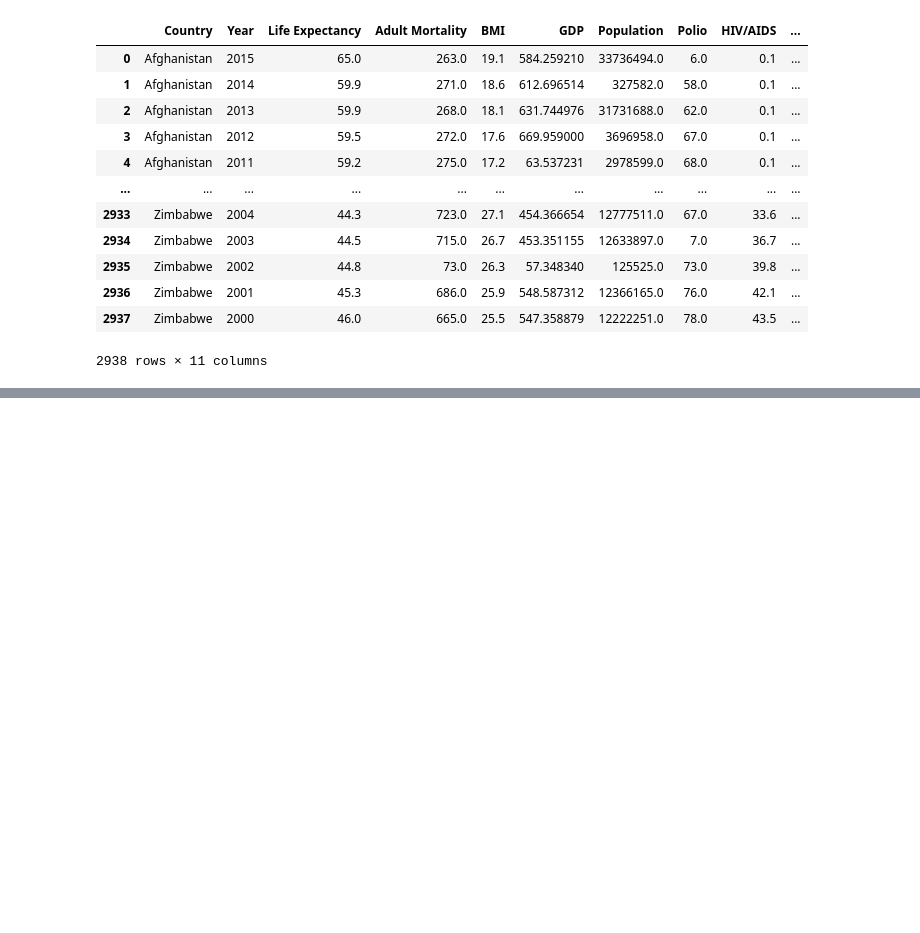
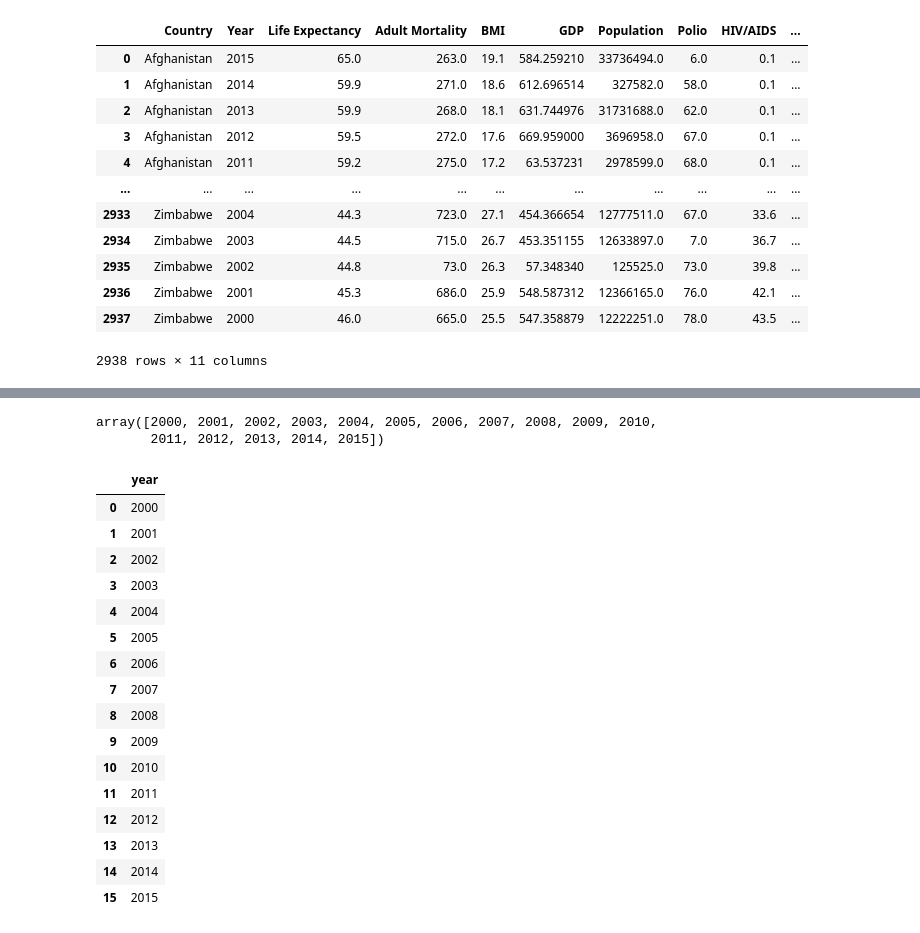
Before and after one commit to nithiyasuresh/LifeExpectancy_Project, a Jupyter notebook: LE.ipynb, the cells around one changed output, grey strips where cells are left out. Cells and saved outputs as stored; diff of their text form; code cells hidden in the pictures; blank space fills up the shorter version.

```diff
--- a/LE.ipynb
+++ b/LE.ipynb
@@ -73,0 +114,27 @@ life_country
+# %%
+year_df = country_clean["Year"].unique()
+year_df
+# %% [output]
+array([2000, 2001, 2002, 2003, 2004, 2005, 2006, 2007, 2008, 2009, 2010,
+       2011, 2012, 2013, 2014, 2015])
+# %%
+year = pd.DataFrame({'year':year_df})
+year
+# %% [output]
+|  | year |
+| 0 | 2000 |
+| 1 | 2001 |
+| 2 | 2002 |
+| 3 | 2003 |
+| 4 | 2004 |
+| 5 | 2005 |
+| 6 | 2006 |
+| 7 | 2007 |
+| 8 | 2008 |
+| 9 | 2009 |
+| 10 | 2010 |
+| 11 | 2011 |
+| 12 | 2012 |
+| 13 | 2013 |
+| 14 | 2014 |
+| 15 | 2015 |
```
Also changed, not shown: parts of 7 cells of this notebook.
